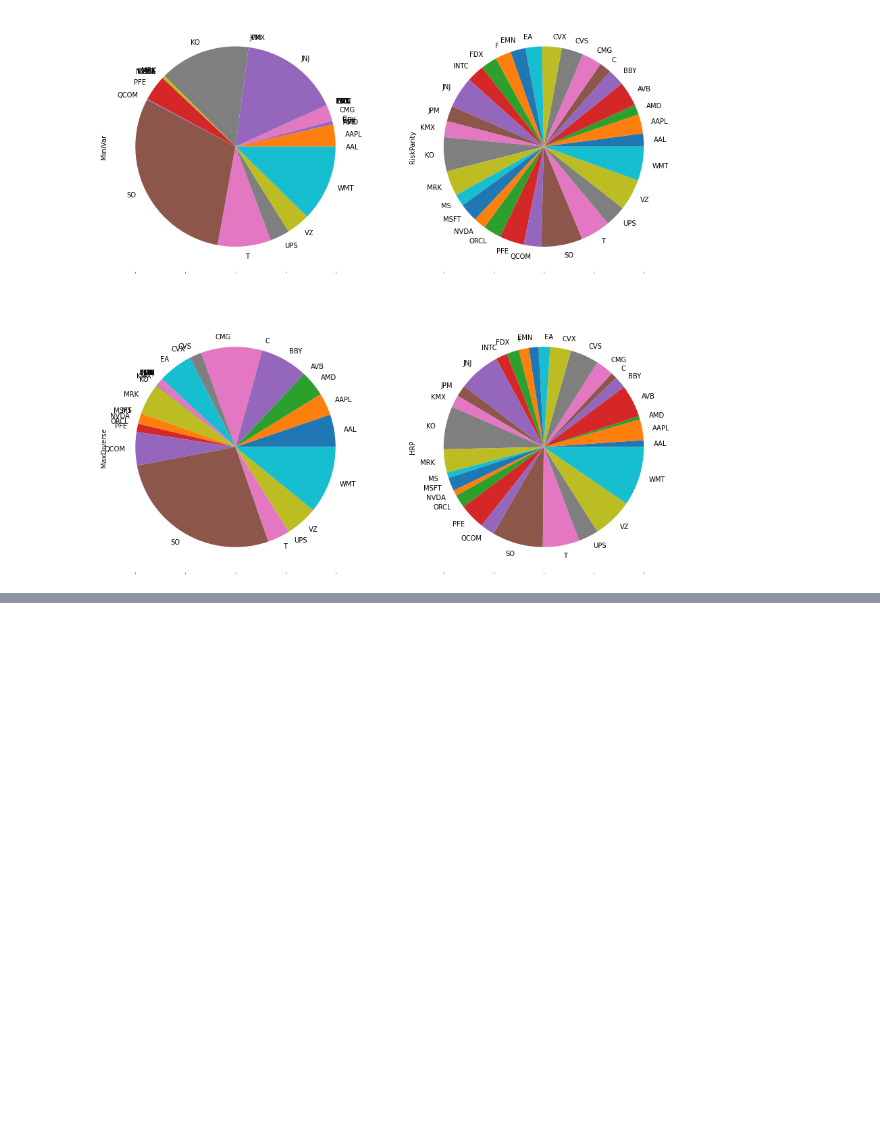
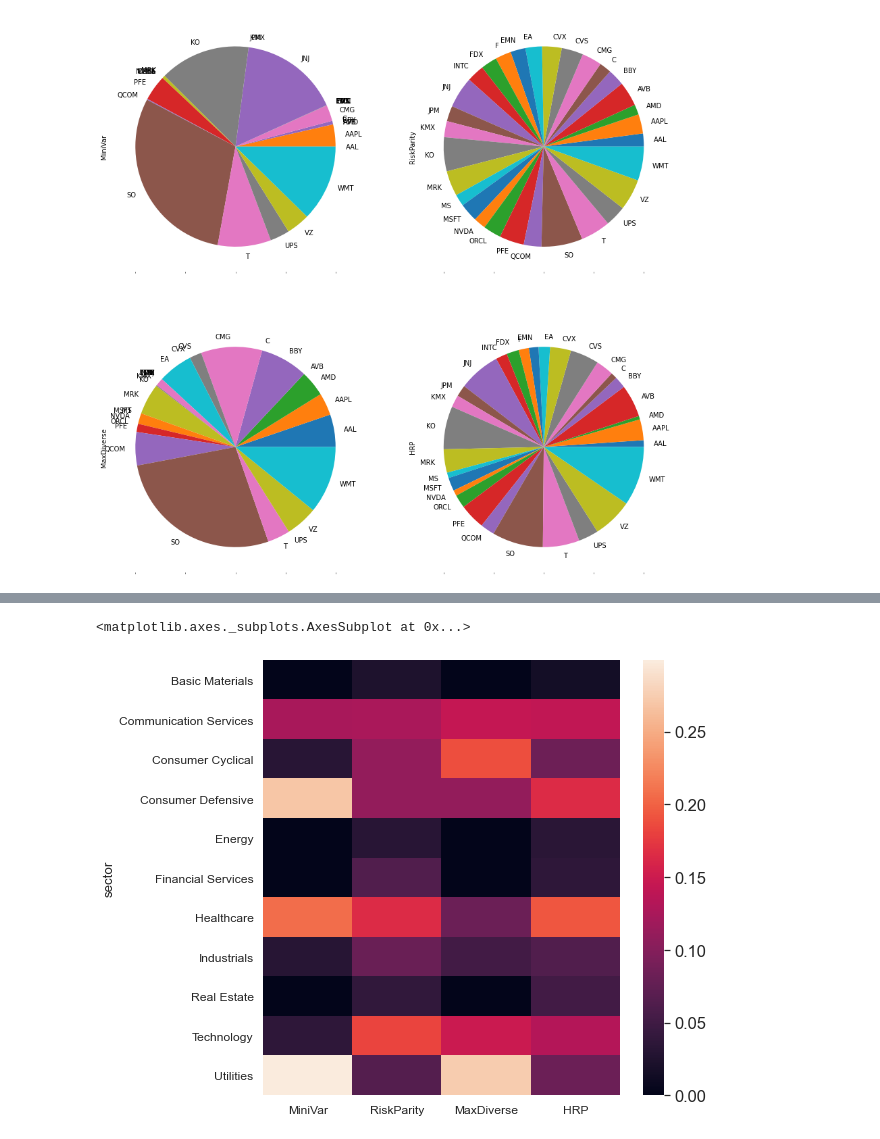
Before and after one commit to fishstoryyy/Project-2, a Jupyter notebook: demo.ipynb, the cells around one changed output, grey strips where cells are left out. Cells and saved outputs as stored; diff of their text form; code cells hidden in the pictures; blank space fills up the shorter version.

Commit message:
Heatmap for Sectors

```diff
--- a/demo.ipynb
+++ b/demo.ipynb
@@ -148,0 +154,11 @@ plt.show()
+# %%
+import yfinance as yf
+sec_map = {}
+ticker_belongs = {ind:yf.Ticker(ind).info['sector'] for ind in result.index}
+for ind in result.index:
+    tick = yf.Ticker(ind)
+    sec = tick.info['sector']
+    if sec in sec_map:
+        sec_map[sec].append(ind)
+    else:
+        sec_map[sec] = [ind]
@@ -148,0 +199,2 @@ plt.show()
+# %%
+result['sector']=pd.Series(ticker_belongs)
@@ -148,0 +217,8 @@ plt.show()
+# %%
+import seaborn as sns
+fig, ax = plt.subplots(figsize=(8,8))
+sns.set(font_scale=1.5)
+sns.heatmap(result.groupby('sector').sum(), ax=ax)
+# %% [output]
+<matplotlib.axes._subplots.AxesSubplot at 0x...>
+[figure, added]
```
Also changed, not shown: parts of 5 cells of this notebook.
